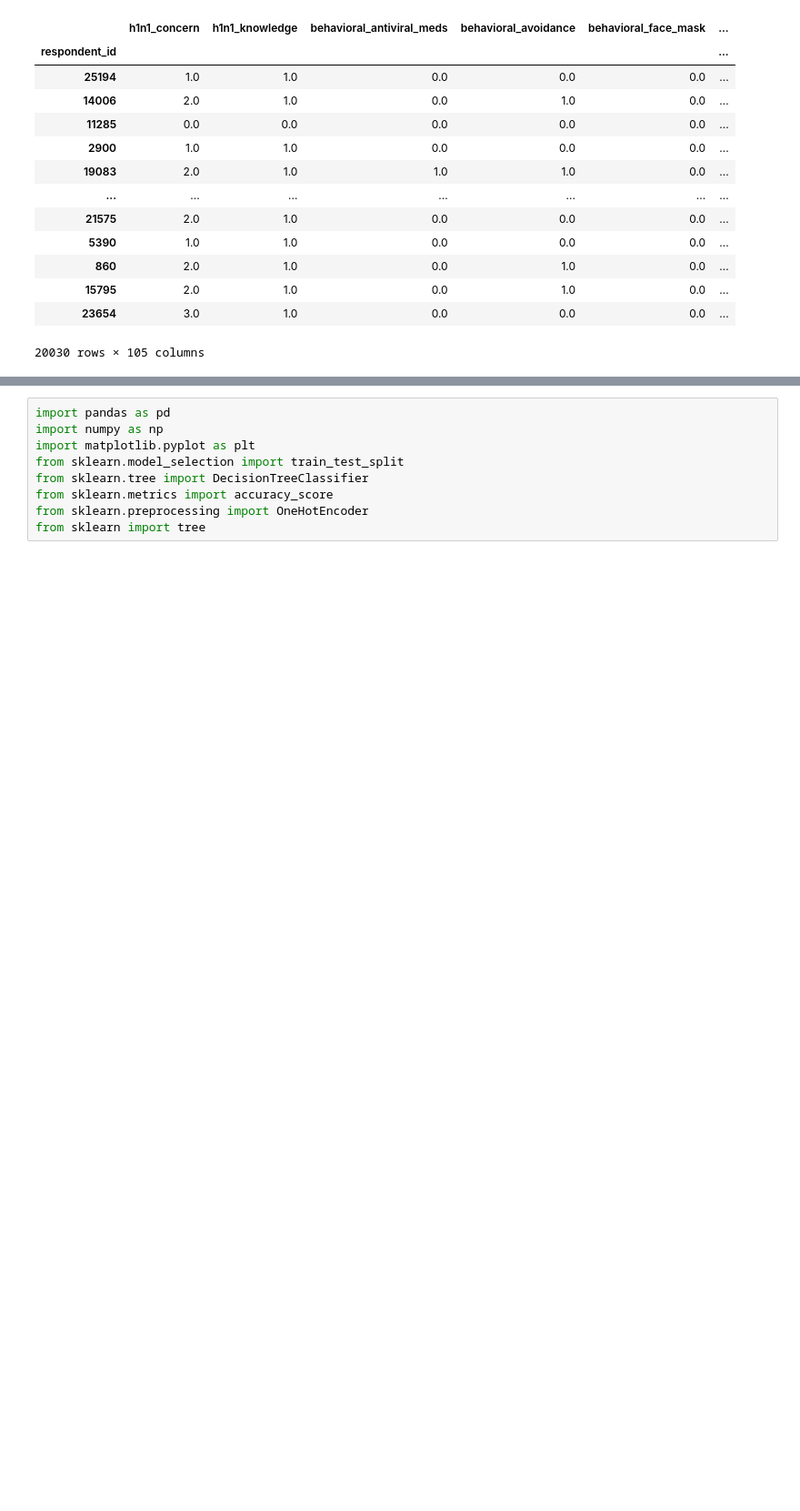
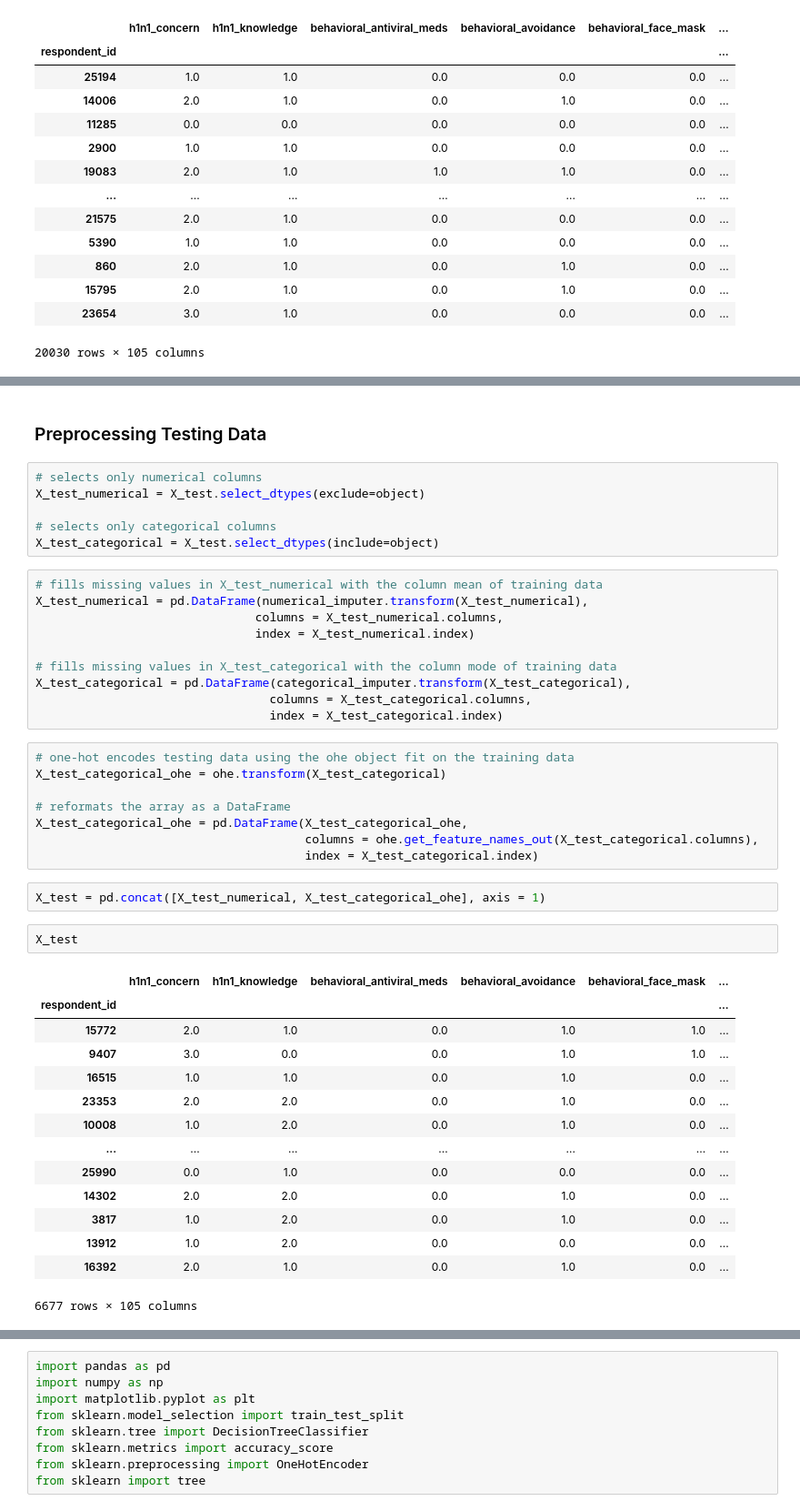
Before and after one commit to ccsurratt/seasonal_flu_vaccine_model, a Jupyter notebook: seasonal_flu_vaccine_predictive_model.ipynb, the cells around one changed output, grey strips where cells are left out. Shown at 91% size. Cells and saved outputs as stored; diff of their text form; blank space fills up the shorter version.

```diff
--- a/seasonal_flu_vaccine_predictive_model.ipynb
+++ b/seasonal_flu_vaccine_predictive_model.ipynb
@@ -214,0 +193,45 @@ y_train_hat = tree.predict(X_train)
+# %% [markdown]
+### Preprocessing Testing Data
+# %%
+# selects only numerical columns
+X_test_numerical = X_test.select_dtypes(exclude=object)
+
+# selects only categorical columns
+X_test_categorical = X_test.select_dtypes(include=object)
+# %%
+# fills missing values in X_test_numerical with the column mean of training data
+X_test_numerical = pd.DataFrame(numerical_imputer.transform(X_test_numerical),
+                               columns = X_test_numerical.columns,
+                               index = X_test_numerical.index)
+
+# fills missing values in X_test_categorical with the column mode of training data
+X_test_categorical = pd.DataFrame(categorical_imputer.transform(X_test_categorical),
+                                 columns = X_test_categorical.columns,
+                                 index = X_test_categorical.index)
+# %%
+# one-hot encodes testing data using the ohe object fit on the training data
+X_test_categorical_ohe = ohe.transform(X_test_categorical)
+
+# reformats the array as a DataFrame
+X_test_categorical_ohe = pd.DataFrame(X_test_categorical_ohe,
+                                      columns = ohe.get_feature_names_out(X_test_categorical.columns),
+                                      index = X_test_categorical.index)
+# %%
+X_test = pd.concat([X_test_numerical, X_test_categorical_ohe], axis = 1)
+# %%
+X_test
+# %% [output]
+|  | h1n1_concern | h1n1_knowledge | behavioral_antiviral_meds | behavioral_avoidance | behavioral_face_mask | ... |
+| respondent_id |  |  |  |  |  | ... |
+| 15772 | 2.0 | 1.0 | 0.0 | 1.0 | 1.0 | ... |
+| 9407 | 3.0 | 0.0 | 0.0 | 1.0 | 1.0 | ... |
+| 16515 | 1.0 | 1.0 | 0.0 | 1.0 | 0.0 | ... |
+| 23353 | 2.0 | 2.0 | 0.0 | 1.0 | 0.0 | ... |
+| 10008 | 1.0 | 2.0 | 0.0 | 1.0 | 0.0 | ... |
+| ... | ... | ... | ... | ... | ... | ... |
+| 25990 | 0.0 | 1.0 | 0.0 | 0.0 | 0.0 | ... |
+| 14302 | 2.0 | 2.0 | 0.0 | 1.0 | 0.0 | ... |
+| 3817 | 1.0 | 2.0 | 0.0 | 1.0 | 0.0 | ... |
+| 13912 | 1.0 | 2.0 | 0.0 | 0.0 | 0.0 | ... |
+| 16392 | 2.0 | 1.0 | 0.0 | 1.0 | 0.0 | ... |
+6677 rows × 105 columns
```
Also changed, not shown: parts of 33 cells of this notebook.
